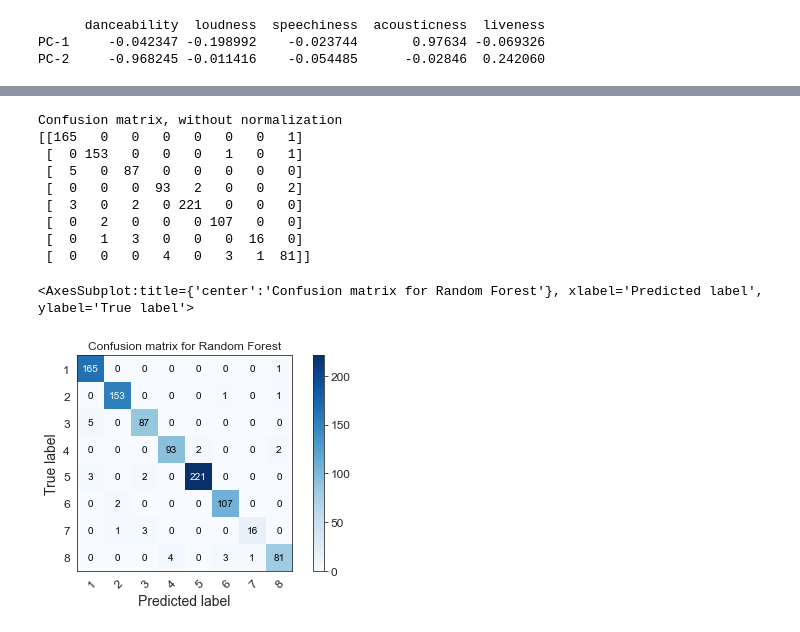
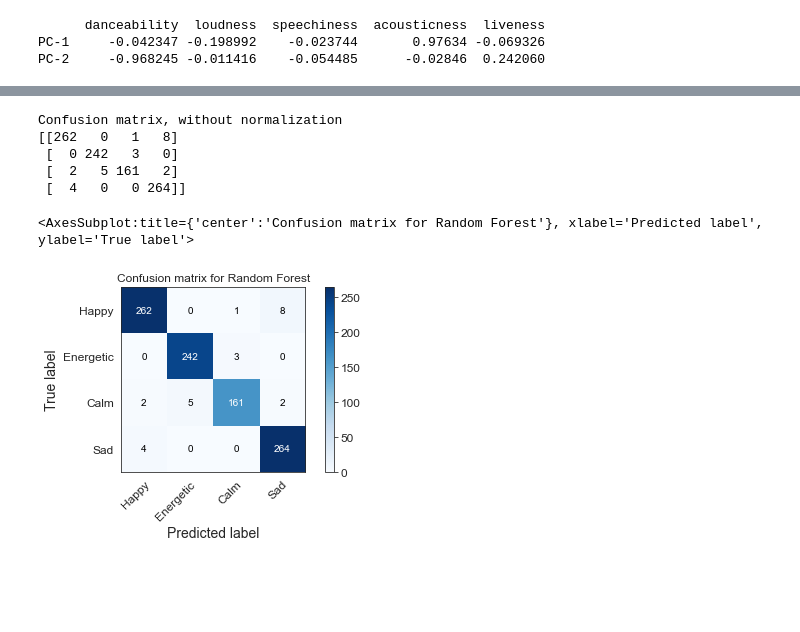
Before and after one commit to JotaCruz20/ShiftAppens, a Jupyter notebook: notebook.ipynb, the cells around one changed output, grey strips where cells are left out. Saved outputs shown, nothing was run; the diff lists cells and outputs as text; code cells hidden in the pictures; blank space fills up the shorter version.

```diff
--- a/notebook.ipynb
+++ b/notebook.ipynb
@@ -124,6 +124,6 @@ plt.show()
 # %% [output]
 [figure]
 # %%
-kmeans = KMeans(n_clusters=8)
+kmeans = KMeans(n_clusters=4)
 kmeans.fit(songs_features)
 # %% [output]
@@ -415,22 +348,18 @@ def plot_confusion_matrix(y_true, y_pred, classes,
     fig.tight_layout()
     return ax
 # %%
-definitions=['1','2','3','4','5','6','7','8']
-
+#definitions=['Energetic','Depressed','Sad','Calm','Happy','Contentment','Frantic','Exuberant']
+definitions=["Happy",'Energetic','Calm','Sad']
 plot_confusion_matrix(y_test, y_pred, classes=definitions,
                       title='Confusion matrix for Random Forest')
 # %% [output]
 Confusion matrix, without normalization
-[[165   0   0   0   0   0   0   1]
- [  0 153   0   0   0   1   0   1]
- [  5   0  87   0   0   0   0   0]
- [  0   0   0  93   2   0   0   2]
- [  3   0   2   0 221   0   0   0]
- [  0   2   0   0   0 107   0   0]
- [  0   1   3   0   0   0  16   0]
- [  0   0   0   4   0   3   1  81]]
+[[262   0   1   8]
+ [  0 242   3   0]
+ [  2   5 161   2]
+ [  4   0   0 264]]
 <AxesSubplot:title={'center':'Confusion matrix for Random Forest'}, xlabel='Predicted label', ylabel='True label'>
-[figure, old version]
+[figure, new version]
 # %%
 import pickle
 
```
Also changed, not shown: parts of 16 cells of this notebook, 1 other file.
